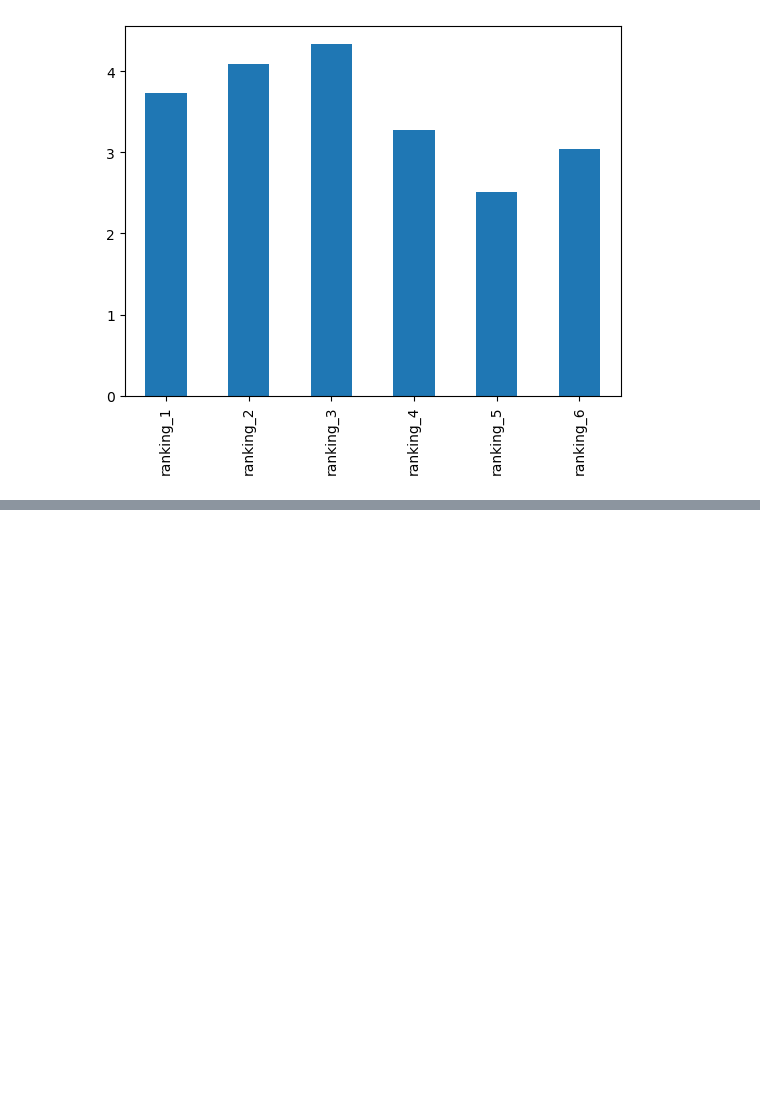
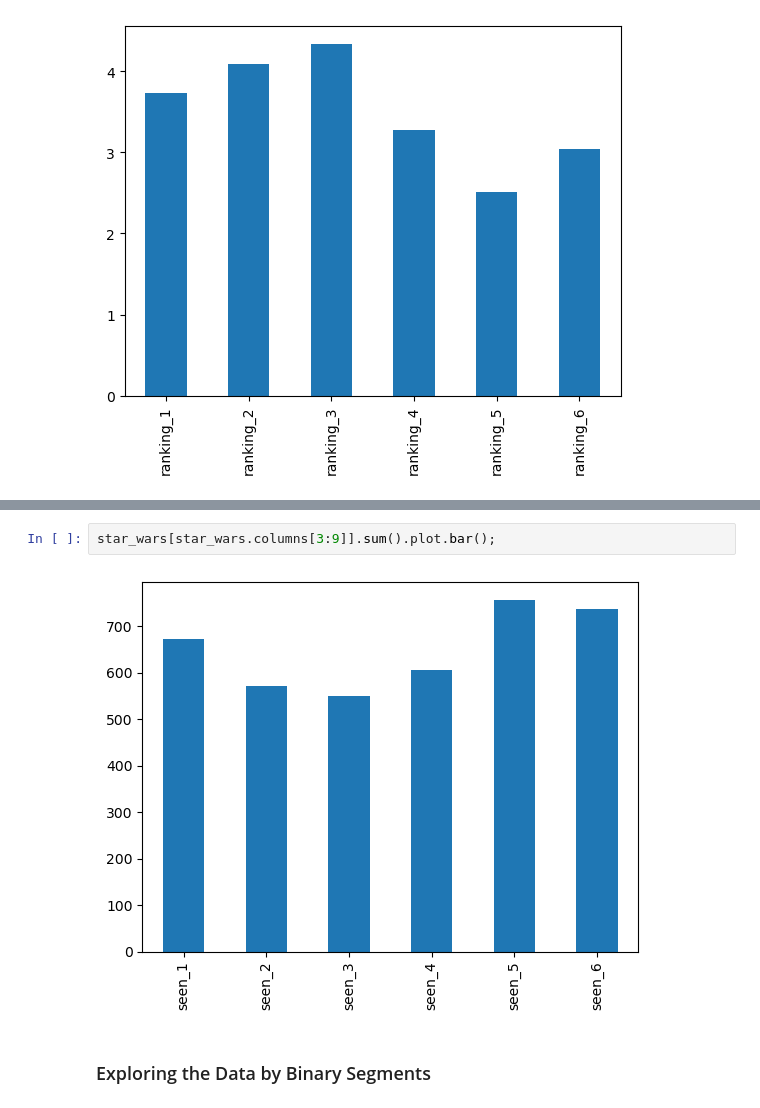
Before and after one commit to rabobahago/data_analytics_projects, a Jupyter notebook: star_wars_survey/main.ipynb, the cells around one changed output, grey strips where cells are left out. Drawn from its saved outputs; the diff is of its cells as text; blank space fills up the shorter version.

Commit message:
star wars survey completed

```diff
--- a/star_wars_survey/main.ipynb
+++ b/star_wars_survey/main.ipynb
@@ -149,0 +162,6 @@ star_wars[star_wars.columns[9:15]].mean().plot.bar();
+# %%
+star_wars[star_wars.columns[3:9]].sum().plot.bar();
+# %% [output]
+[figure, added]
+# %% [markdown]
+### Exploring the Data by Binary Segments
```
Also changed, not shown: parts of 5 cells of this notebook.
